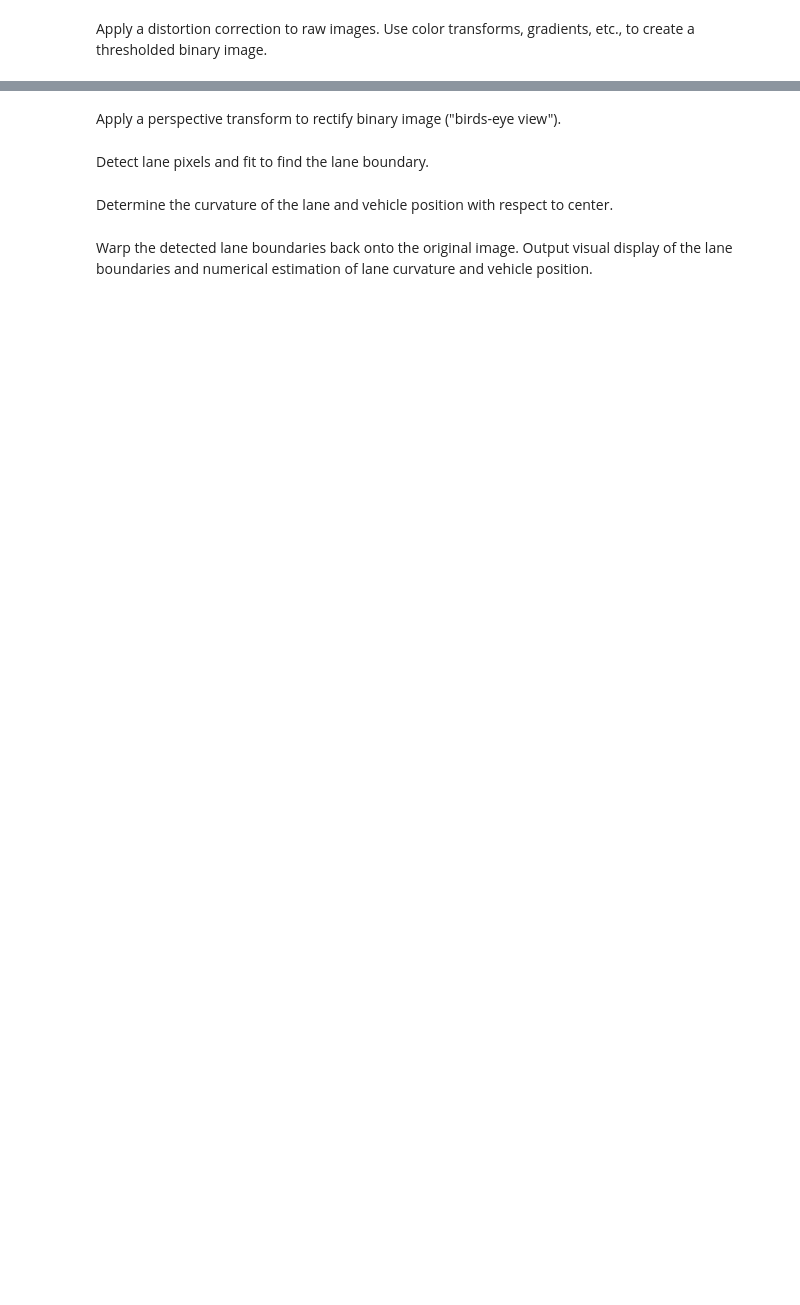
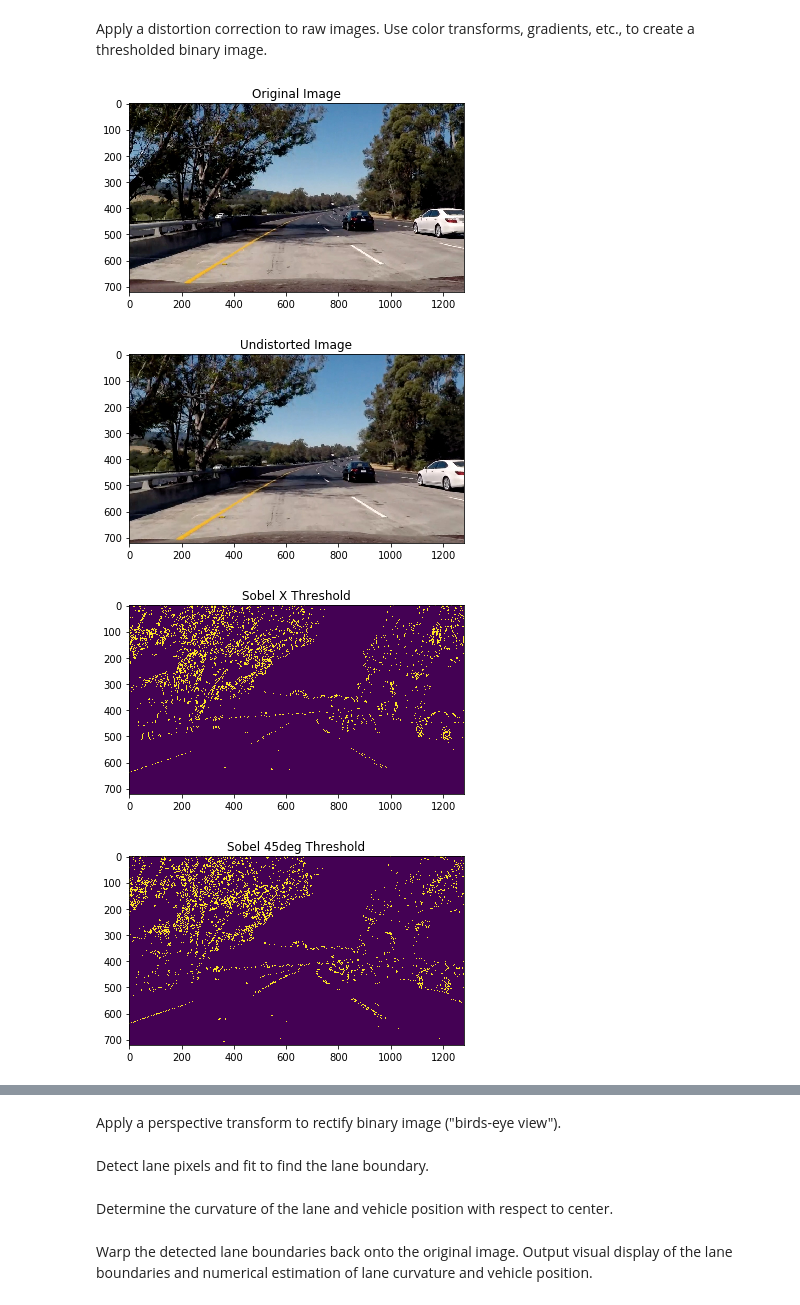
Before and after one commit to charlestytler/CarND-Advanced-Lane-Lines, a Jupyter notebook: advanced_line_finding.ipynb, the cells around one changed output, grey strips where cells are left out. Cells and saved outputs as stored; diff of their text form; code cells hidden in the pictures; blank space fills up the shorter version.

```diff
--- a/advanced_line_finding.ipynb
+++ b/advanced_line_finding.ipynb
@@ -45,3 +59,76 @@ camera_cal/calibration10.jpg
 
 Apply a distortion correction to raw images.
 Use color transforms, gradients, etc., to create a thresholded binary image.
+# %%
+def binary_image(img, mtx, dist, plot=False):
+
+    # Undistort image
+    undist_img = cv2.undistort(img, mtx, dist, None, mtx)
+
+    # Transform color space
+    hls_img = cv2.cvtColor(undist_img, cv2.COLOR_BGR2HLS)
+    gray_img = cv2.cvtColor(undist_img, cv2.COLOR_BGR2GRAY)
+
+    # Get binary gradient threshold image of x-axis
+    gradient_threshold = (30,100)
+    sobelx = np.absolute(cv2.Sobel(gray_img, cv2.CV_64F, 1, 0)) # Take the derivative in x
+    sobel45deg = np.absolute(cv2.Sobel(gray_img, cv2.CV_64F, 1, 1)) # Take the derivative in y
+    scaled_sobelx = np.uint8(255*sobelx/np.max(sobelx))
+    scaled_sobel45 = np.uint8(255*sobel45deg/np.max(sobel45deg))
+    sobelx_thresh_img = np.zeros_like(undist_img[:,:,0])
+    sobelx_thresh_img[(scaled_sobelx > gradient_threshold[0]) & (scaled_sobelx <= gradient_threshold[1])] = 1
+    sobel45_thresh_img = np.zeros_like(undist_img[:,:,0])
+    sobel45_thresh_img[(scaled_sobel45 > gradient_threshold[0]) & (scaled_sobel45 <= gradient_threshold[1])] = 1
+
+
+    # R component threshold
+    #  NOTE: assumes BGR format from using cv2.imread
+    r_threshold=(220,255)
+    r_thresh_img = np.zeros_like(undist_img[:,:,2])
+    r_thresh_img[(undist_img[:,:,2] > r_threshold[0]) & (undist_img[:,:,2] <= r_threshold[1])] = 1
+
+    # S component threshold
+    s_threshold=(170,255)
+    s_thresh_img = np.zeros_like(hls_img[:,:,2])
+    s_thresh_img[(hls_img[:,:,2] > s_threshold[0]) & (hls_img[:,:,2] <= s_threshold[1])] = 1
+
+    # Combine union of R and S component thresholded images
+    binary_img = np.zeros_like(r_thresh_img)
+    binary_img[(r_thresh_img == 1) | (s_thresh_img == 1)] = 1
+
+
+    # Plotting for testing
+    if plot == True:
+        plt.figure()
+        plt.imshow(cv2.cvtColor(img, cv2.COLOR_BGR2RGB))
+        plt.title('Original Image')
+        plt.figure()
+        plt.imshow(cv2.cvtColor(undist_img, cv2.COLOR_BGR2RGB))
+        plt.title('Undistorted Image')
+        plt.figure()
+        plt.imshow(sobelx_thresh_img)
+        plt.title('Sobel X Threshold')
+        plt.figure()
+        plt.imshow(sobel45_thresh_img)
+        plt.title('Sobel 45deg Threshold')
+        plt.figure()
+        plt.imshow(r_thresh_img)
+        plt.title('R component Threshold')
+        plt.figure()
+        plt.imshow(s_thresh_img)
+        plt.title('S Component Threshold')
+        plt.figure()
+        plt.imshow(binary_img)
+        plt.title('Combined Binary Image')
+
+    return binary_img
+
+
+# Test threshold settings with a single image
+img = cv2.imread('test_images\\test5.jpg')
+binary_img = binary_image(img, mtx, dist, plot=True)
+# %% [output]
+[figure, added]
+[figure, added]
+[figure, added]
+[figure, added]
```
Also changed, not shown: parts of 3 cells of this notebook.
